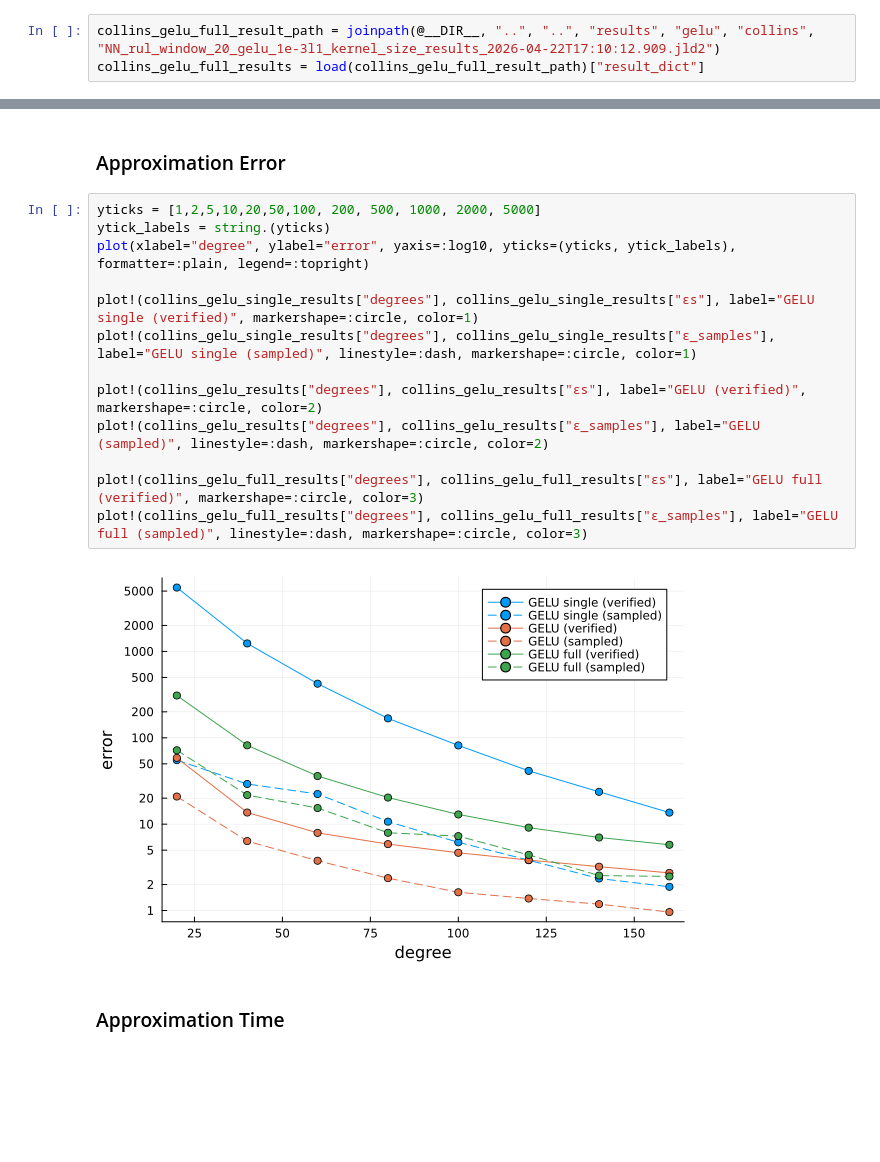
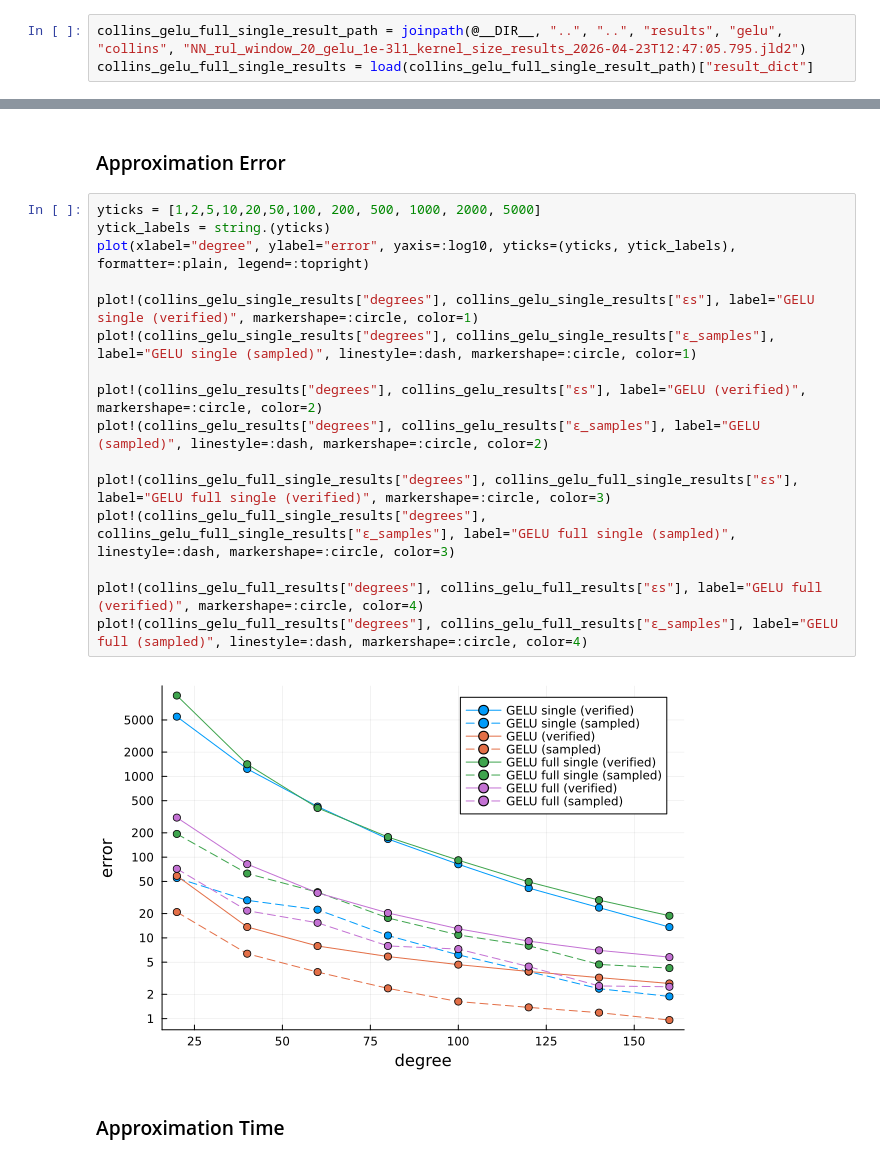
Before and after one commit to phK3/VeryDiffPolyExperiments, a Jupyter notebook: analysis/gelu/ablation.ipynb, the cells around one changed output, grey strips where cells are left out. Saved outputs shown, nothing was run; the diff lists cells and outputs as text; blank space fills up the shorter version.

Commit message:
collins results for single polynomial

```diff
--- a/analysis/gelu/ablation.ipynb
+++ b/analysis/gelu/ablation.ipynb
@@ -141,7 +148,7 @@ Dict{String, Any} with 10 entries:
   "ϵ_samples"           => Any[20.8874, 6.36808, 3.7711, 2.37107, 1.62673, 1.37…
   "ϵs"                  => Any[58.518, 13.6346, 7.92761, 5.87445, 4.66307, 3.83…
 # %%
-collins_gelu_full_result_path = joinpath(@__DIR__, "..", "..", "results", "gelu", "collins", "NN_rul_window_20_gelu_1e-3l1_kernel_size_results_2026-04-22T17:10:12.909.jld2")
-collins_gelu_full_results = load(collins_gelu_full_result_path)["result_dict"]
+collins_gelu_full_single_result_path = joinpath(@__DIR__, "..", "..", "results", "gelu", "collins", "NN_rul_window_20_gelu_1e-3l1_kernel_size_results_2026-04-23T12:47:05.795.jld2")
+collins_gelu_full_single_results = load(collins_gelu_full_single_result_path)["result_dict"]
 # %% [output]
 Dict{String, Any} with 10 entries:
@@ -162,18 +184,21 @@ Dict{String, Any} with 10 entries:
 # %%
 yticks = [1,2,5,10,20,50,100, 200, 500, 1000, 2000, 5000]
 ytick_labels = string.(yticks)
 plot(xlabel="degree", ylabel="error", yaxis=:log10, yticks=(yticks, ytick_labels), formatter=:plain, legend=:topright)
 
 plot!(collins_gelu_single_results["degrees"], collins_gelu_single_results["ϵs"], label="GELU single (verified)", markershape=:circle, color=1)
 plot!(collins_gelu_single_results["degrees"], collins_gelu_single_results["ϵ_samples"], label="GELU single (sampled)", linestyle=:dash, markershape=:circle, color=1)
 
 plot!(collins_gelu_results["degrees"], collins_gelu_results["ϵs"], label="GELU (verified)", markershape=:circle, color=2)
 plot!(collins_gelu_results["degrees"], collins_gelu_results["ϵ_samples"], label="GELU (sampled)", linestyle=:dash, markershape=:circle, color=2)
 
-plot!(collins_gelu_full_results["degrees"], collins_gelu_full_results["ϵs"], label="GELU full (verified)", markershape=:circle, color=3)
-plot!(collins_gelu_full_results["degrees"], collins_gelu_full_results["ϵ_samples"], label="GELU full (sampled)", linestyle=:dash, markershape=:circle, color=3)
+plot!(collins_gelu_full_single_results["degrees"], collins_gelu_full_single_results["ϵs"], label="GELU full single (verified)", markershape=:circle, color=3)
+plot!(collins_gelu_full_single_results["degrees"], collins_gelu_full_single_results["ϵ_samples"], label="GELU full single (sampled)", linestyle=:dash, markershape=:circle, color=3)
+
+plot!(collins_gelu_full_results["degrees"], collins_gelu_full_results["ϵs"], label="GELU full (verified)", markershape=:circle, color=4)
+plot!(collins_gelu_full_results["degrees"], collins_gelu_full_results["ϵ_samples"], label="GELU full (sampled)", linestyle=:dash, markershape=:circle, color=4)
 # %% [output]
-[figure, old version]
+[figure, new version]
 # %% [markdown]
 ### Approximation Time
 # %%
```
Also changed, not shown: parts of 5 cells of this notebook.
